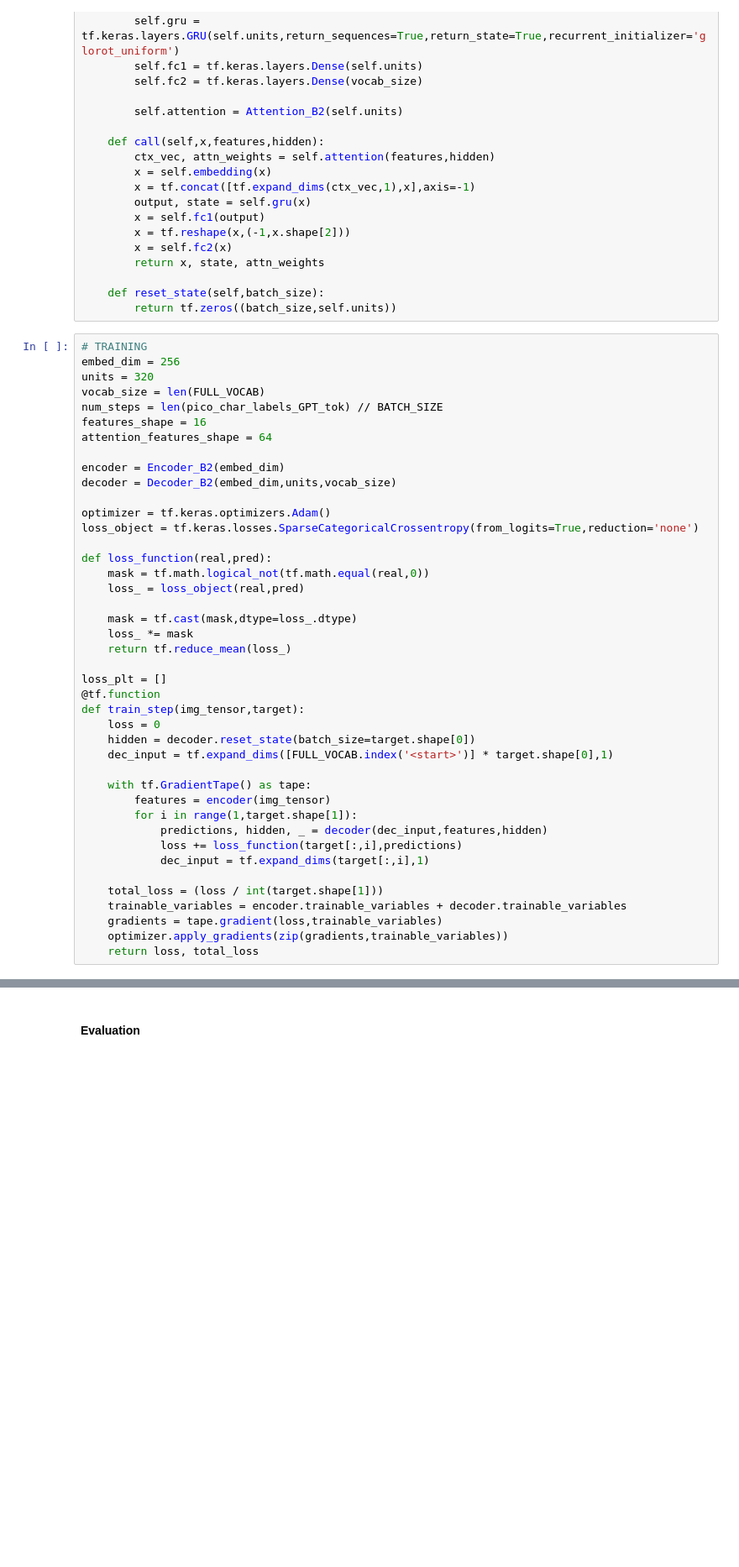
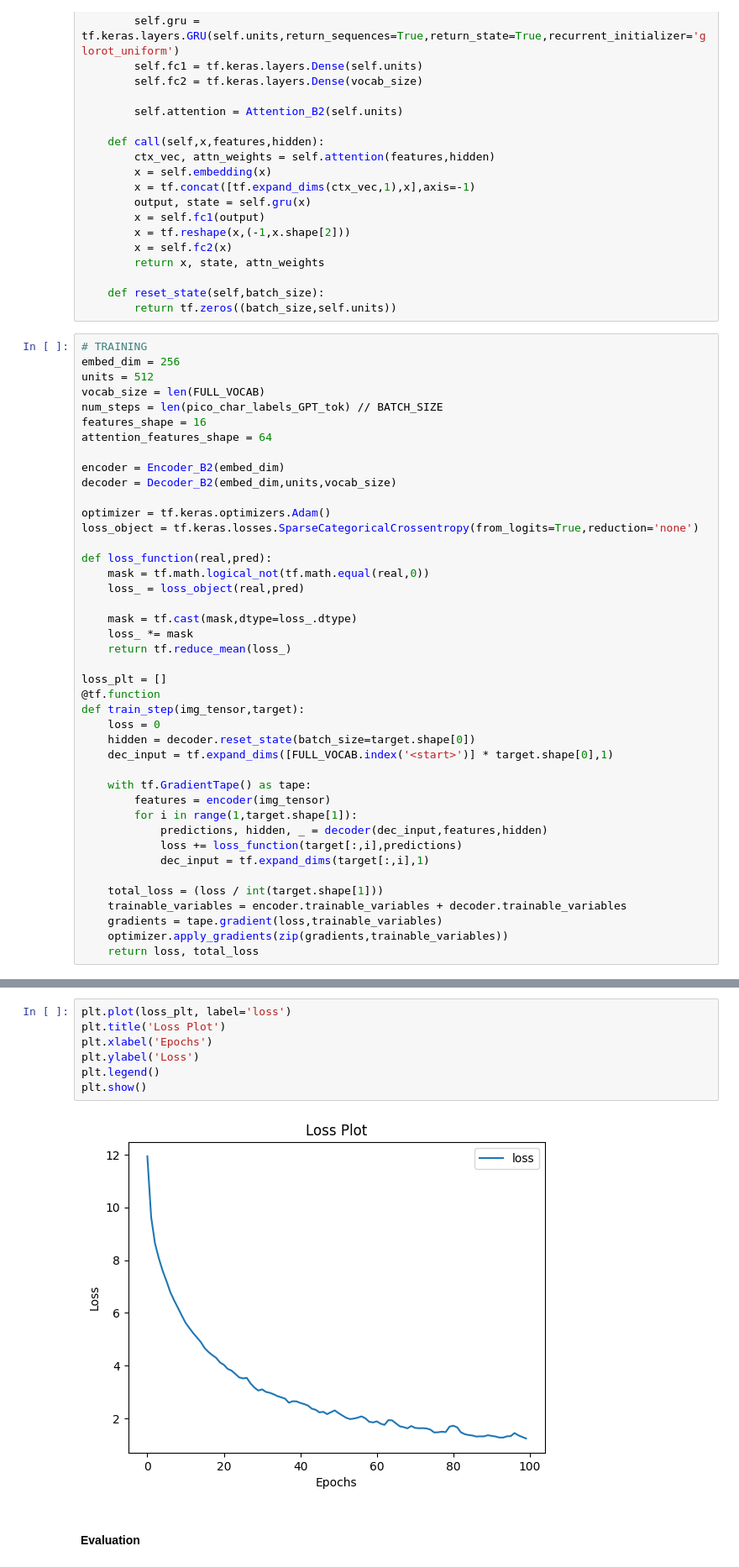
Before and after one commit to MasterMilkX/BMO_chatbot_prototype, a Jupyter notebook: Experimental_Notebooks/sprite_attention.ipynb, the cells around one changed output, grey strips where cells are left out. Shown at 84% size. Cells and saved outputs as stored; diff of their text form; blank space fills up the shorter version.

Commit message:
prelim images for attention

```diff
--- a/Experimental_Notebooks/sprite_attention.ipynb
+++ b/Experimental_Notebooks/sprite_attention.ipynb
@@ -733,7 +733,7 @@ class Decoder_B2(tf.keras.Model):
 # %%
 # TRAINING
 embed_dim = 256
-units = 320
+units = 512
 vocab_size = len(FULL_VOCAB)
 num_steps = len(pico_char_labels_GPT_tok) // BATCH_SIZE
 features_shape = 16
@@ -807,3 +807,12 @@ Time taken for 1 epoch 0.7169671058654785 sec
+# %%
+plt.plot(loss_plt, label='loss')
+plt.title('Loss Plot')
+plt.xlabel('Epochs')
+plt.ylabel('Loss')
+plt.legend()
+plt.show()
+# %% [output]
+[figure, added]
 # %% [markdown]
 #### Evaluation
 # %%
```
Also changed, not shown: parts of 3 cells of this notebook, 11 other files.
